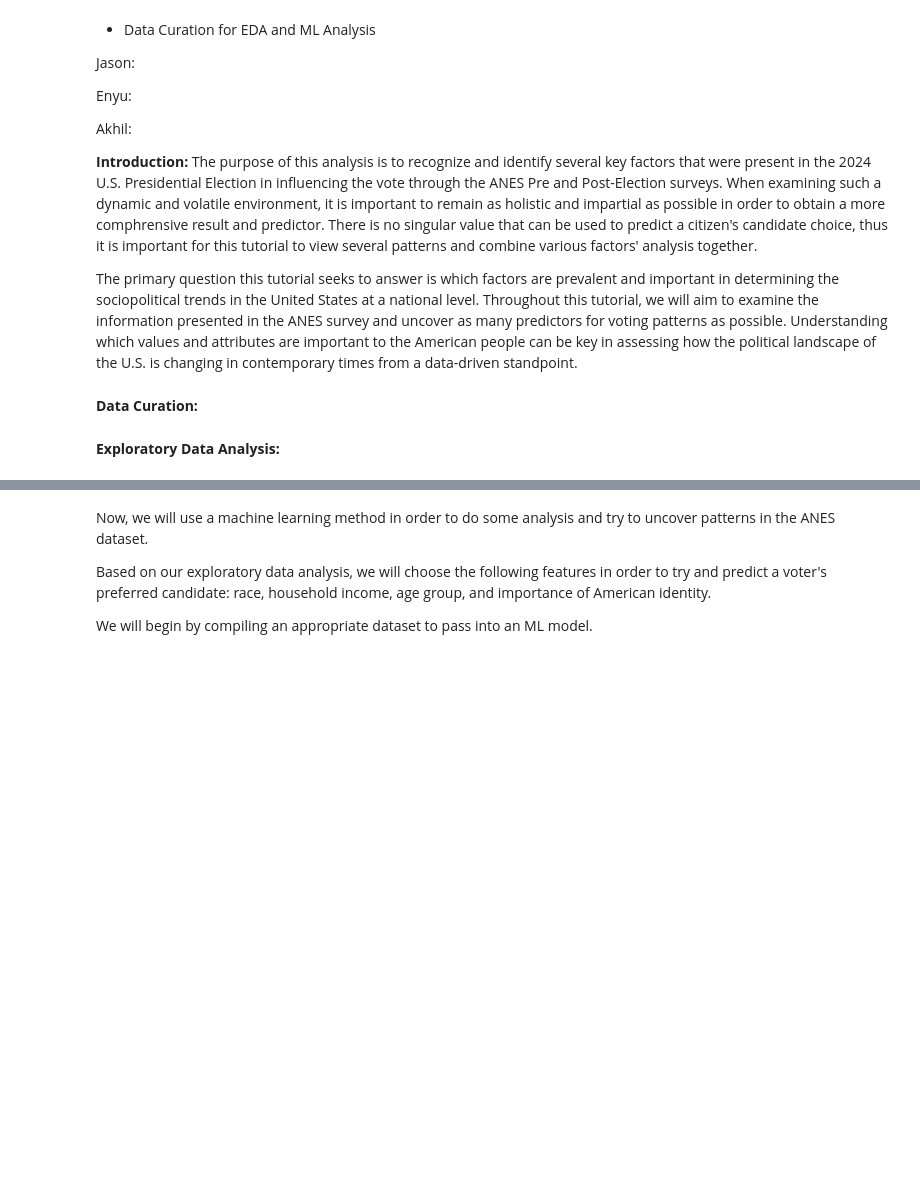
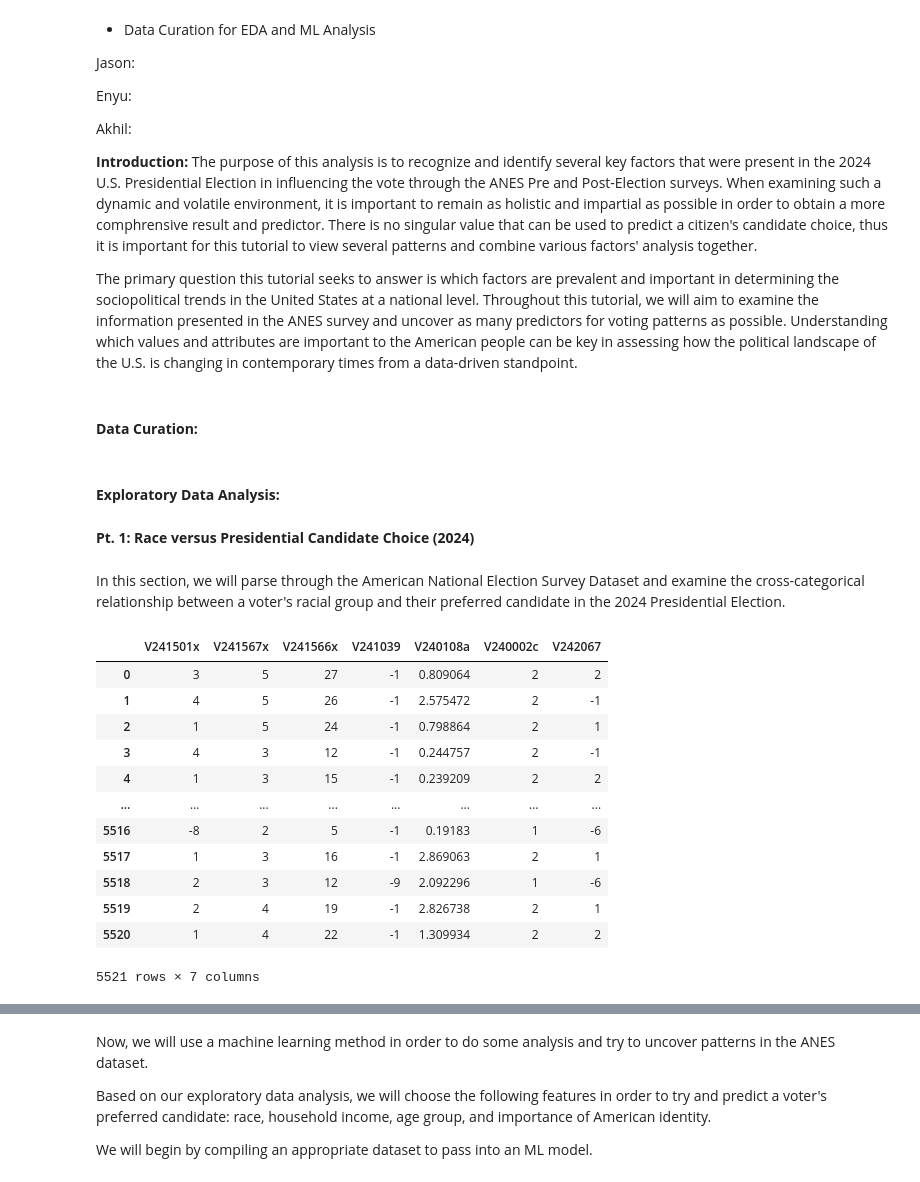
Before and after one commit to Aslan-A-M/CMSC320_Semester_Project, a Jupyter notebook: dataset/Checkpoint3/ml_analysis_organized.ipynb, the cells around one changed output, grey strips where cells are left out. Drawn from its saved outputs; the diff is of its cells as text; code cells hidden in the pictures; blank space fills up the shorter version.

Commit message:
Added first 2 sections of EDA & suppressed dtypewarnings

```diff
--- a/dataset/Checkpoint3/ml_analysis_organized.ipynb
+++ b/dataset/Checkpoint3/ml_analysis_organized.ipynb
@@ -21,6 +21,6 @@ Akhil:
 
 The primary question this tutorial seeks to answer is which factors are prevalent and important in determining the sociopolitical trends in the United States at a national level. Throughout this tutorial, we will aim to examine the information presented in the ANES survey and uncover as many predictors for voting patterns as possible. Understanding which values and attributes are important to the American people can be key in assessing how the political landscape of the U.S. is changing in contemporary times from a data-driven standpoint.
 # %% [markdown]
-**Data Curation:**
+#### **Data Curation:**
 # %% [markdown]
-**Exploratory Data Analysis:**
+#### **Exploratory Data Analysis:**
@@ -26,0 +37,28 @@ The primary question this tutorial seeks to answer is which factors are prevalen
+# %% [markdown]
+**Pt. 1: Race versus Presidential Candidate Choice (2024)**
+# %% [markdown]
+In this section, we will parse through the American National Election Survey Dataset and examine the cross-categorical relationship between a voter's racial group and their preferred candidate in the 2024 Presidential Election.
+# %%
+# Loading in the dataset
+
+anes2024_csv = "../../dataset/data_2024/anes_timeseries_2024_csv_20250808.csv"
+df2024 = pd.read_csv(anes2024_csv)
+
+# Select relevant variables (per the Codebook)
+df2024_select = df2024[["V241501x", "V241567x", "V241566x", "V241039", "V240108a",
+                        "V240002c", "V242067"]]
+df2024_select
+# %% [output]
+|  | V241501x | V241567x | V241566x | V241039 | V240108a | V240002c | V242067 |
+| 0 | 3 | 5 | 27 | -1 | 0.809064 | 2 | 2 |
+| 1 | 4 | 5 | 26 | -1 | 2.575472 | 2 | -1 |
+| 2 | 1 | 5 | 24 | -1 | 0.798864 | 2 | 1 |
+| 3 | 4 | 3 | 12 | -1 | 0.244757 | 2 | -1 |
+| 4 | 1 | 3 | 15 | -1 | 0.239209 | 2 | 2 |
+| ... | ... | ... | ... | ... | ... | ... | ... |
+| 5516 | -8 | 2 | 5 | -1 | 0.19183 | 1 | -6 |
+| 5517 | 1 | 3 | 16 | -1 | 2.869063 | 2 | 1 |
+| 5518 | 2 | 3 | 12 | -9 | 2.092296 | 1 | -6 |
+| 5519 | 2 | 4 | 19 | -1 | 2.826738 | 2 | 1 |
+| 5520 | 1 | 4 | 22 | -1 | 1.309934 | 2 | 2 |
+5521 rows × 7 columns
```
Also changed, not shown: parts of 29 cells of this notebook, 3 other files.
